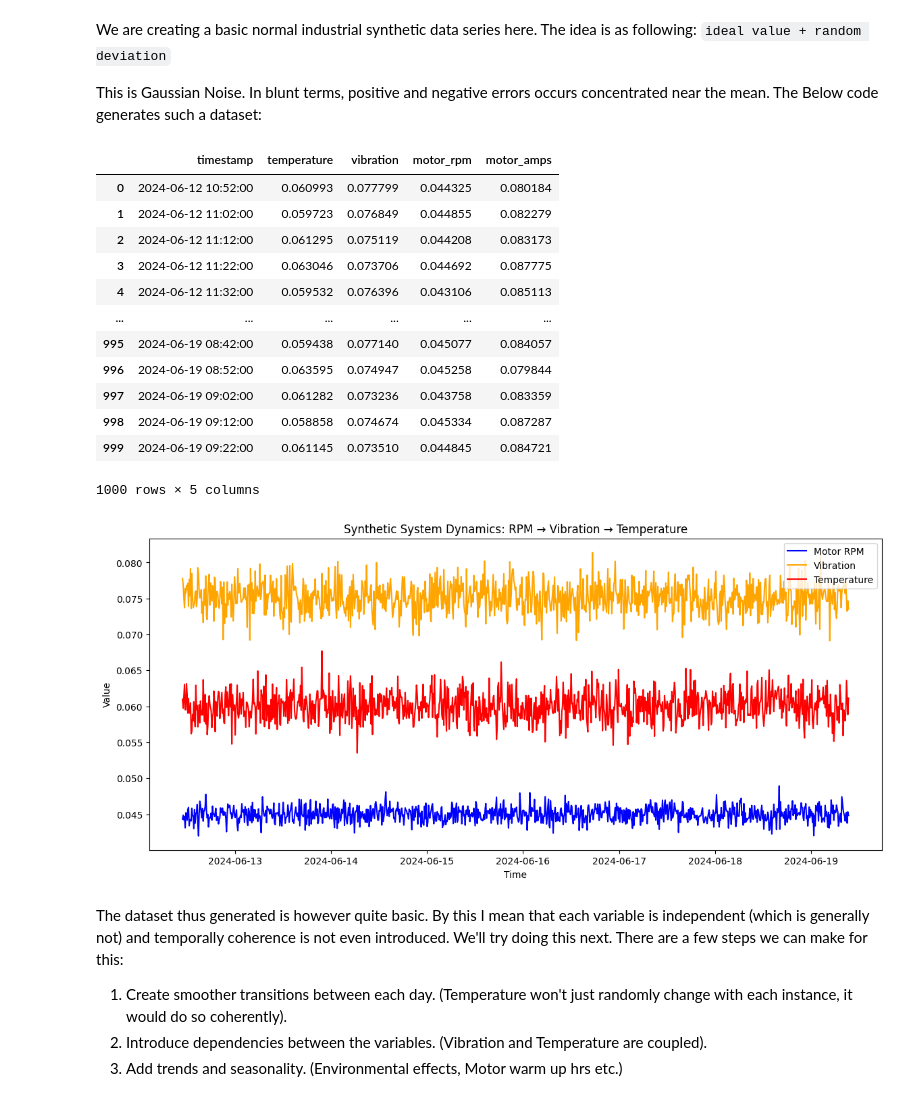
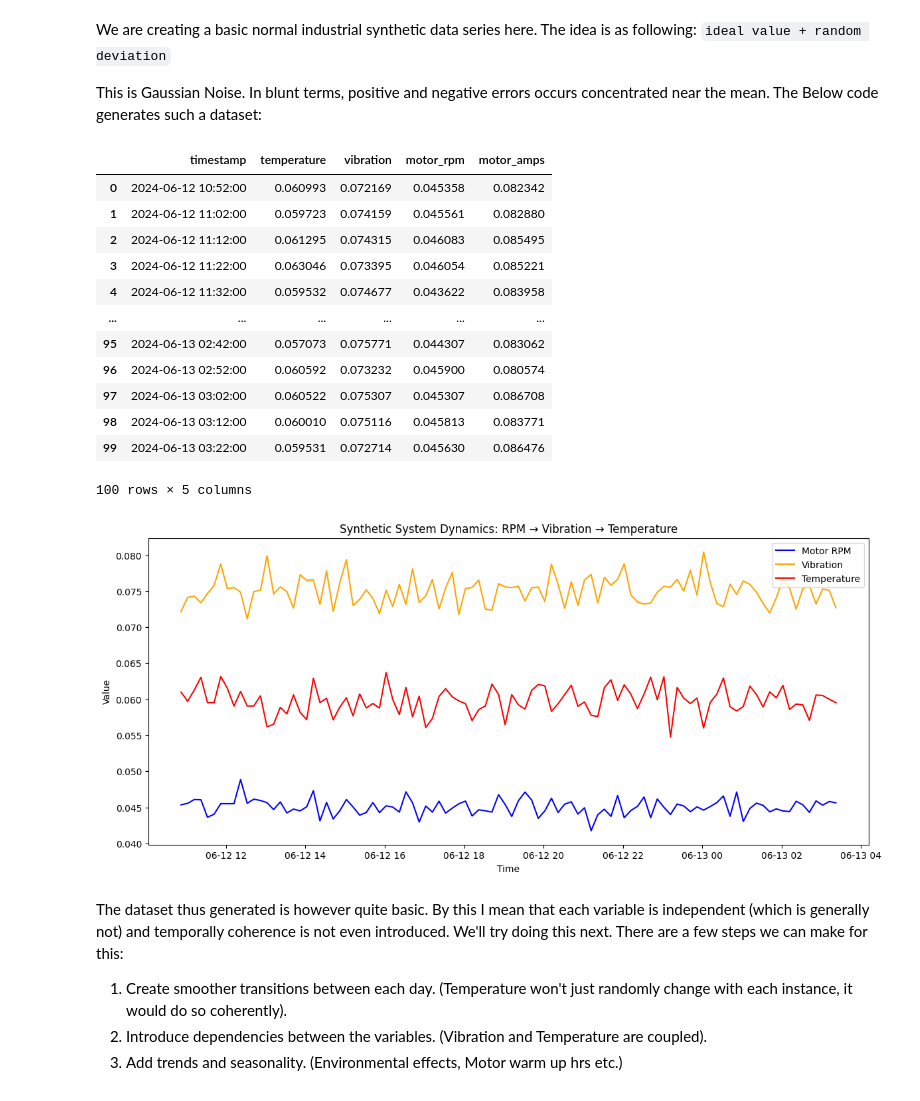
Before and after one commit to suu-b/Snowflake, a Jupyter notebook: synthetic_data_gen/main.ipynb, the cells around one changed output. Cells and saved outputs as stored; diff of their text form; code cells hidden in the pictures.

```diff
--- a/synthetic_data_gen/main.ipynb
+++ b/synthetic_data_gen/main.ipynb
@@ -39,49 +39,48 @@ We are creating a basic normal industrial synthetic data series here. The idea i
 
 This is Gaussian Noise. In blunt terms, positive and negative errors occurs concentrated near the mean. The Below code generates such a dataset:
 # %%
-# The total number of records to be generated
-num_records = 1000
+num_records = 100
 
 # The start time for the generation
 start_time = pd.Timestamp("2024-06-12 10:52:00")
 
 # Duration between each timestamp intervals
 interval = pd.Timedelta(minutes=10)
 
 # Generate timestamps for num_records number of records
 timestamps = [start_time + i * interval for i in range(num_records)]
 
 # Makes the random numbers of to be the same on each run - deterministic
 np.random.seed(42)
 
 # Parameters, loc = mean, scale = standard deviation (the spread from the mean), size = independent draws
 temperature = np.random.normal(loc=0.06, scale=0.002, size=num_records)
 vibration = np.random.normal(loc=0.075, scale=0.002, size=num_records)
 motor_rpm = np.random.normal(loc=0.045, scale=0.001, size=num_records)
 motor_amps = np.random.normal(loc=0.084, scale=0.002, size=num_records)
 
 df = pd.DataFrame()
 df['timestamp'] = timestamps
 df['temperature'] = temperature
 df['vibration'] = vibration
 df['motor_rpm'] = motor_rpm
 df['motor_amps'] = motor_amps
 
 df
 # %% [output]
 |  | timestamp | temperature | vibration | motor_rpm | motor_amps |
-| 0 | 2024-06-12 10:52:00 | 0.060993 | 0.077799 | 0.044325 | 0.080184 |
-| 1 | 2024-06-12 11:02:00 | 0.059723 | 0.076849 | 0.044855 | 0.082279 |
-| 2 | 2024-06-12 11:12:00 | 0.061295 | 0.075119 | 0.044208 | 0.083173 |
-| 3 | 2024-06-12 11:22:00 | 0.063046 | 0.073706 | 0.044692 | 0.087775 |
-| 4 | 2024-06-12 11:32:00 | 0.059532 | 0.076396 | 0.043106 | 0.085113 |
+| 0 | 2024-06-12 10:52:00 | 0.060993 | 0.072169 | 0.045358 | 0.082342 |
+| 1 | 2024-06-12 11:02:00 | 0.059723 | 0.074159 | 0.045561 | 0.082880 |
+| 2 | 2024-06-12 11:12:00 | 0.061295 | 0.074315 | 0.046083 | 0.085495 |
+| 3 | 2024-06-12 11:22:00 | 0.063046 | 0.073395 | 0.046054 | 0.085221 |
+| 4 | 2024-06-12 11:32:00 | 0.059532 | 0.074677 | 0.043622 | 0.083958 |
 | ... | ... | ... | ... | ... | ... |
-| 995 | 2024-06-19 08:42:00 | 0.059438 | 0.077140 | 0.045077 | 0.084057 |
-| 996 | 2024-06-19 08:52:00 | 0.063595 | 0.074947 | 0.045258 | 0.079844 |
-| 997 | 2024-06-19 09:02:00 | 0.061282 | 0.073236 | 0.043758 | 0.083359 |
-| 998 | 2024-06-19 09:12:00 | 0.058858 | 0.074674 | 0.045334 | 0.087287 |
-| 999 | 2024-06-19 09:22:00 | 0.061145 | 0.073510 | 0.044845 | 0.084721 |
+| 95 | 2024-06-13 02:42:00 | 0.057073 | 0.075771 | 0.044307 | 0.083062 |
+| 96 | 2024-06-13 02:52:00 | 0.060592 | 0.073232 | 0.045900 | 0.080574 |
+| 97 | 2024-06-13 03:02:00 | 0.060522 | 0.075307 | 0.045307 | 0.086708 |
+| 98 | 2024-06-13 03:12:00 | 0.060010 | 0.075116 | 0.045813 | 0.083771 |
+| 99 | 2024-06-13 03:22:00 | 0.059531 | 0.072714 | 0.045630 | 0.086476 |
-1000 rows × 5 columns
+100 rows × 5 columns
 # %%
 plt.figure(figsize=(14, 6))
 
@@ -95,7 +94,7 @@ plt.ylabel("Value")
 plt.legend()
 plt.show()
 # %% [output]
-[figure, old version]
+[figure, new version]
 # %% [markdown]
 The dataset thus generated is however quite basic. By this I mean that each variable is independent (which is generally not) and temporally coherence is not even introduced. We'll try doing this next. There are a few steps we can make for this:
 1. Create smoother transitions between each day. (Temperature won't just randomly change with each instance, it would do so coherently).
```
Also changed, not shown: parts of 8 cells of this notebook, 2 other files.
